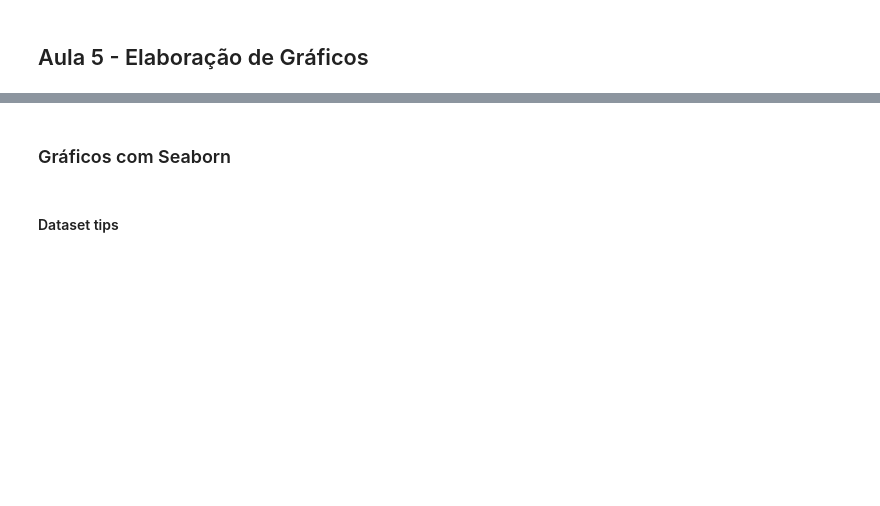
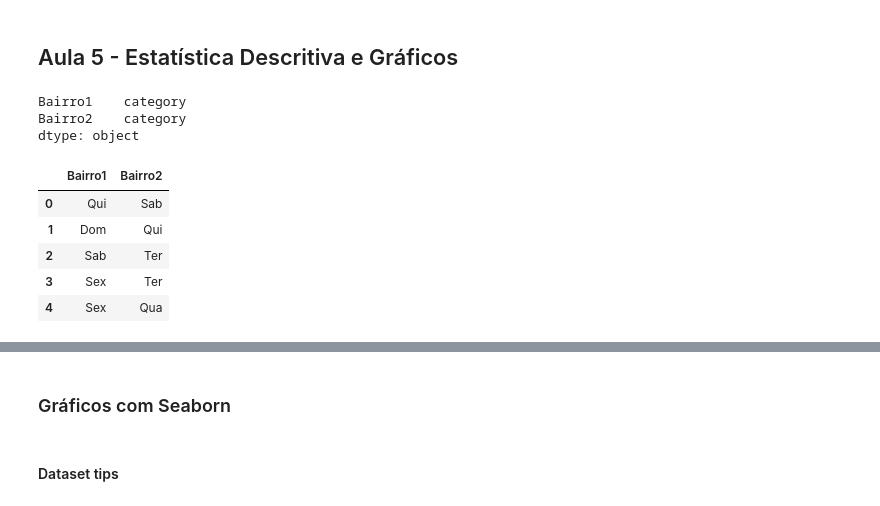
Before and after one commit to mliborio2020/curso_ciencia_dados2021, a Jupyter notebook: notebook/Aula5/Aula5_EstatisticaDescritiva_Graficos.ipynb, the cells around one changed output, grey strips where cells are left out. Cells and saved outputs as stored; diff of their text form; code cells hidden in the pictures; blank space fills up the shorter version.

```diff
--- a/notebook/Aula5/Aula5_EstatisticaDescritiva_Graficos.ipynb
+++ b/notebook/Aula5/Aula5_EstatisticaDescritiva_Graficos.ipynb
@@ -1,4 +1,4 @@
 # %% [markdown]
-## Aula 5 - Elaboração de Gráficos
+## Aula 5 - Estatística Descritiva e Gráficos
 # %%
 ### Conceitos básicos de Estatística Descritiva
@@ -6,9 +9,24 @@
 #### Variaveis categóricas
 # %%
 # Categorias são inferidas a partir dos dados e são não ordenadas
-df = pd.DataFrame({'A': list('abca'), 'B': list('bccd')})
-df_cat = df.astype('category')
-df_cat.dtypes
+from numpy.random import choice as ch
+weekdays = ['Seg', 'Ter', 'Qua', 'Qui', 'Sex', 'Sab', 'Dom']
+df = pd.DataFrame({'Bairro1': ch(weekdays, 50),
+                   'Bairro2': ch(weekdays, 50)}, dtype ="category")
+df.dtypes
+# %% [output]
+Bairro1    category
+Bairro2    category
+dtype: object
+# %%
+df.head()
+# %% [output]
+|  | Bairro1 | Bairro2 |
+| 0 | Qui | Sab |
+| 1 | Dom | Qui |
+| 2 | Sab | Ter |
+| 3 | Sex | Ter |
+| 4 | Sex | Qua |
 # %%
 # Também é possível converter os tipos de um dataframe para category
 df = pd.DataFrame({'A': list('abca'), 'B': list('bccd')})
```
Also changed, not shown: parts of 27 cells of this notebook, 2 other files.
